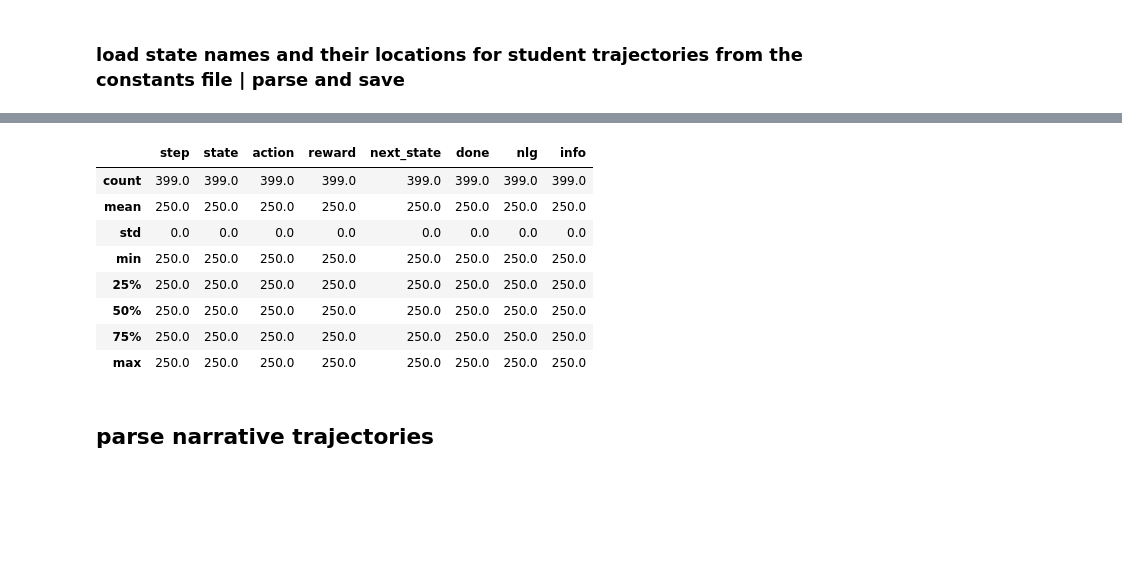
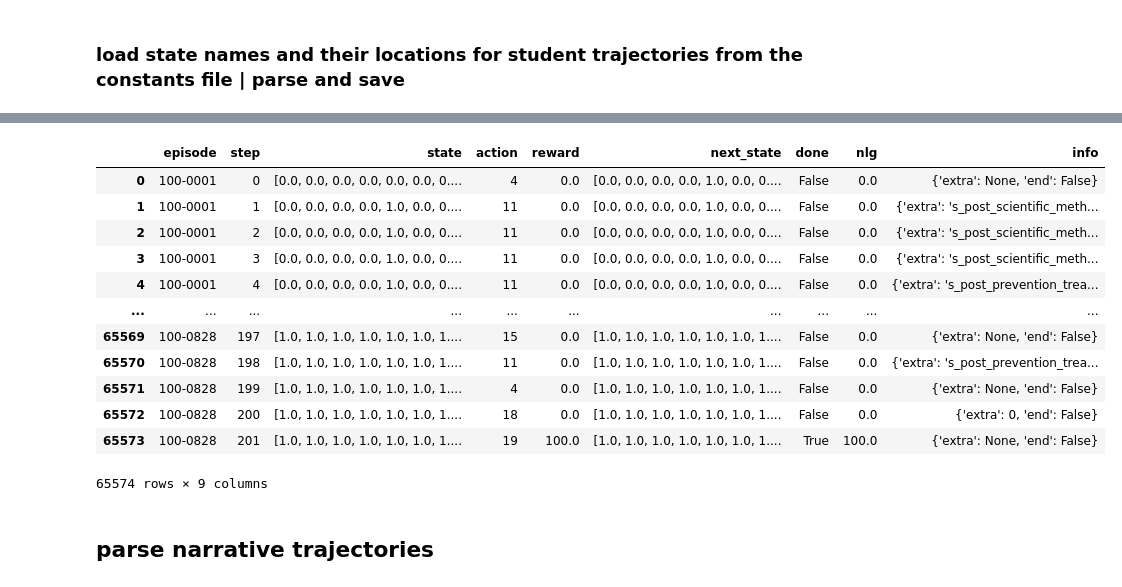
Before and after one commit to FahmidMorshed/CrystalIsland-RL, a Jupyter notebook: src/data_preprocessing.ipynb, the cells around one changed output, grey strips where cells are left out. Saved outputs shown, nothing was run; the diff lists cells and outputs as text; code cells hidden in the pictures; blank space fills up the shorter version.

```diff
--- a/src/data_preprocessing.ipynb
+++ b/src/data_preprocessing.ipynb
@@ -495,15 +481,19 @@ ERROR! Wrong number of test remains 327552|100-0507|TESTCOMPUTER|2022.120|run-te
-# %%
-df_logs.groupby('episode').count().describe()
-# %% [output]
-|  | step | state | action | reward | next_state | done | nlg | info |
-| count | 399.0 | 399.0 | 399.0 | 399.0 | 399.0 | 399.0 | 399.0 | 399.0 |
-| mean | 250.0 | 250.0 | 250.0 | 250.0 | 250.0 | 250.0 | 250.0 | 250.0 |
-| std | 0.0 | 0.0 | 0.0 | 0.0 | 0.0 | 0.0 | 0.0 | 0.0 |
-| min | 250.0 | 250.0 | 250.0 | 250.0 | 250.0 | 250.0 | 250.0 | 250.0 |
-| 25% | 250.0 | 250.0 | 250.0 | 250.0 | 250.0 | 250.0 | 250.0 | 250.0 |
-| 50% | 250.0 | 250.0 | 250.0 | 250.0 | 250.0 | 250.0 | 250.0 | 250.0 |
-| 75% | 250.0 | 250.0 | 250.0 | 250.0 | 250.0 | 250.0 | 250.0 | 250.0 |
-| max | 250.0 | 250.0 | 250.0 | 250.0 | 250.0 | 250.0 | 250.0 | 250.0 |
+# %%
+df_logs
+# %% [output]
+|  | episode | step | state | action | reward | next_state | done | nlg | info |
+| 0 | 100-0001 | 0 | [0.0, 0.0, 0.0, 0.0, 0.0, 0.0, 0.... | 4 | 0.0 | [0.0, 0.0, 0.0, 0.0, 1.0, 0.0, 0.... | False | 0.0 | {'extra': None, 'end': False} |
+| 1 | 100-0001 | 1 | [0.0, 0.0, 0.0, 0.0, 1.0, 0.0, 0.... | 11 | 0.0 | [0.0, 0.0, 0.0, 0.0, 1.0, 0.0, 0.... | False | 0.0 | {'extra': 's_post_scientific_meth... |
+| 2 | 100-0001 | 2 | [0.0, 0.0, 0.0, 0.0, 1.0, 0.0, 0.... | 11 | 0.0 | [0.0, 0.0, 0.0, 0.0, 1.0, 0.0, 0.... | False | 0.0 | {'extra': 's_post_scientific_meth... |
+| 3 | 100-0001 | 3 | [0.0, 0.0, 0.0, 0.0, 1.0, 0.0, 0.... | 11 | 0.0 | [0.0, 0.0, 0.0, 0.0, 1.0, 0.0, 0.... | False | 0.0 | {'extra': 's_post_scientific_meth... |
+| 4 | 100-0001 | 4 | [0.0, 0.0, 0.0, 0.0, 1.0, 0.0, 0.... | 11 | 0.0 | [0.0, 0.0, 0.0, 0.0, 1.0, 0.0, 0.... | False | 0.0 | {'extra': 's_post_prevention_trea... |
+| ... | ... | ... | ... | ... | ... | ... | ... | ... | ... |
+| 65569 | 100-0828 | 197 | [1.0, 1.0, 1.0, 1.0, 1.0, 1.0, 1.... | 15 | 0.0 | [1.0, 1.0, 1.0, 1.0, 1.0, 1.0, 1.... | False | 0.0 | {'extra': None, 'end': False} |
+| 65570 | 100-0828 | 198 | [1.0, 1.0, 1.0, 1.0, 1.0, 1.0, 1.... | 11 | 0.0 | [1.0, 1.0, 1.0, 1.0, 1.0, 1.0, 1.... | False | 0.0 | {'extra': 's_post_prevention_trea... |
+| 65571 | 100-0828 | 199 | [1.0, 1.0, 1.0, 1.0, 1.0, 1.0, 1.... | 4 | 0.0 | [1.0, 1.0, 1.0, 1.0, 1.0, 1.0, 1.... | False | 0.0 | {'extra': None, 'end': False} |
+| 65572 | 100-0828 | 200 | [1.0, 1.0, 1.0, 1.0, 1.0, 1.0, 1.... | 18 | 0.0 | [1.0, 1.0, 1.0, 1.0, 1.0, 1.0, 1.... | False | 0.0 | {'extra': 0, 'end': False} |
+| 65573 | 100-0828 | 201 | [1.0, 1.0, 1.0, 1.0, 1.0, 1.0, 1.... | 19 | 100.0 | [1.0, 1.0, 1.0, 1.0, 1.0, 1.0, 1.... | True | 100.0 | {'extra': None, 'end': False} |
+65574 rows × 9 columns
 # %% [markdown]
 ## parse narrative trajectories
 # %% [markdown]
```
Also changed, not shown: parts of 8 cells of this notebook, 35 other files.
